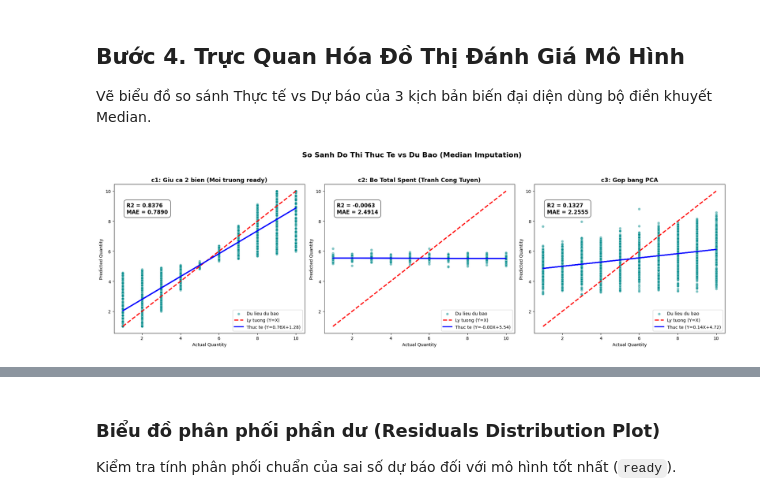
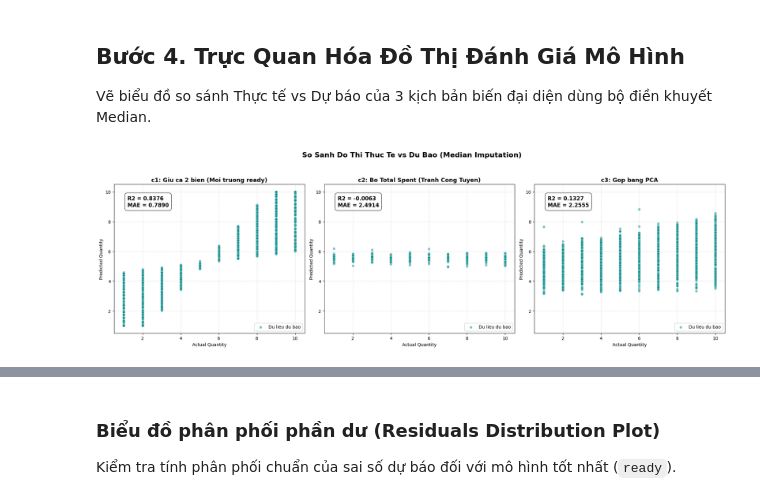
Before and after one commit to lacthui06/Lab-ML, a Jupyter notebook: lab2/modeling/modeling.ipynb, the cells around one changed output, grey strips where cells are left out. Cells and saved outputs as stored; diff of their text form; code cells hidden in the pictures.

```diff
--- a/lab2/modeling/modeling.ipynb
+++ b/lab2/modeling/modeling.ipynb
@@ -108,6 +100,8 @@ def evaluate_model(model, X, y_true):
 
 Chạy Grid Search trên các siêu tham số để tìm mô hình tối ưu cho cả 6 tập dữ liệu.
 # %%
+import time
+
 learning_rates = [0.001, 0.005, 0.01, 0.05]
 lamdas = [0.001, 0.01, 0.1]
 
@@ -120,14 +114,21 @@ for key, data in datasets.items():
 
     # 1. Untuned (lr=0.001, lamda=0.01)
     model_def = SVMRegressor(lr=0.001, lamda=0.01, n_iters=1000)
+
+    start_time = time.time()
     model_def.fit(X_train, y_train)
-    results[f'{key}_untuned'] = evaluate_model(model_def, X_test, y_test)
+    train_time = time.time() - start_time
+
+    metrics_def = evaluate_model(model_def, X_test, y_test)
+    metrics_def['Time (s)'] = train_time
+    results[f'{key}_untuned'] = metrics_def
 
     # 2. Tuned
     best_r2 = -float('inf')
     best_params = {}
     best_model = None
 
+    # Grid search tìm tham số tối ưu (không tính thời gian chạy tìm kiếm)
     for lr in learning_rates:
         for lamda in lamdas:
             model = SVMRegressor(lr=lr, lamda=lamda, n_iters=1000)
@@ -138,8 +139,17 @@ for key, data in datasets.items():
                 best_params = {'lr': lr, 'lamda': lamda}
                 best_model = model
 
-    results[f'{key}_tuned'] = evaluate_model(best_model, X_test, y_test)
-    best_models[key] = best_model
+    # Đo thời gian huấn luyện lại duy nhất mô hình tốt nhất với tham số tối ưu tìm được
+    tuned_model_to_time = SVMRegressor(lr=best_params['lr'], lamda=best_params['lamda'], n_iters=1000)
+    start_time = time.time()
+    tuned_model_to_time.fit(X_train, y_train)
+    fit_time = time.time() - start_time
+
+    metrics_tuned = evaluate_model(tuned_model_to_time, X_test, y_test)
+    metrics_tuned['Time (s)'] = fit_time
+    results[f'{key}_tuned'] = metrics_tuned
+
+    best_models[key] = tuned_model_to_time
     print(f'Đã huấn luyện xong cấu hình: {key} (Best params: {best_params})')
 # %% [output]
 Đã huấn luyện xong cấu hình: mean_c1 (Best params: {'lr': 0.05, 'lamda': 0.001})
@@ -160,39 +170,35 @@ plot_scenarios = [
     ('c3: Gop bang PCA', 'median_c3', 2)
 ]
 
 for label, key, idx in plot_scenarios:
     X_te = datasets[key]['X_test']
     y_te = datasets[key]['y_test']
     model = best_models[key]
     y_pred = model.predict(X_te)
 
     ax = axes[idx]
     sns.scatterplot(x=y_te, y=y_pred, alpha=0.5, color='darkcyan', ax=ax, label='Du lieu du bao')
 
-    # Duong ly tuong Y = X
-    ax.plot([y_te.min(), y_te.max()], [y_te.min(), y_te.max()], 'r--', lw=2.5, label='Ly tuong (Y=X)')
-
-    # Duong hoi quy thuc te
-    slope, intercept = np.polyfit(y_te, y_pred, 1)
-    ax.plot(y_te, slope * y_te + intercept, 'b-', lw=2.5, label='Thuc te (Y={:.2f}X+{:.2f})'.format(slope, intercept))
-
     # Textbox chi so
     r2 = results[f'{key}_tuned']['R2']
     mae = results[f'{key}_tuned']['MAE']
     ax.text(
-        y_te.min() + 0.2, y_te.max() - 1.5,
+        1.2, 9.0,
         'R2 = {:.4f}\nMAE = {:.4f}'.format(r2, mae),
         fontsize=12, fontweight='bold',
         bbox=dict(facecolor='white', alpha=0.8, boxstyle='round,pad=0.5')
     )
 
     ax.set_title(label, fontsize=13, fontweight='bold')
     ax.set_xlabel('Actual Quantity')
     ax.set_ylabel('Predicted Quantity')
+    ax.set_xlim(0.5, 10.5)  # Đồng bộ trục X thực tế từ 1 đến 10
+    ax.set_ylim(0.5, 10.5)  # Đồng bộ trục Y dự báo từ 1 đến 10
     ax.legend(loc='lower right')
+    ax.grid(True, linestyle='--', alpha=0.4)
 
 plt.suptitle('So Sanh Do Thi Thuc Te vs Du Bao (Median Imputation)', fontsize=16, fontweight='bold', y=1.05)
 plt.tight_layout()
 plt.show()
 # %% [output]
-[figure, old version]
+[figure, new version]
```
Also changed, not shown: parts of 5 cells of this notebook, 3 other files.
